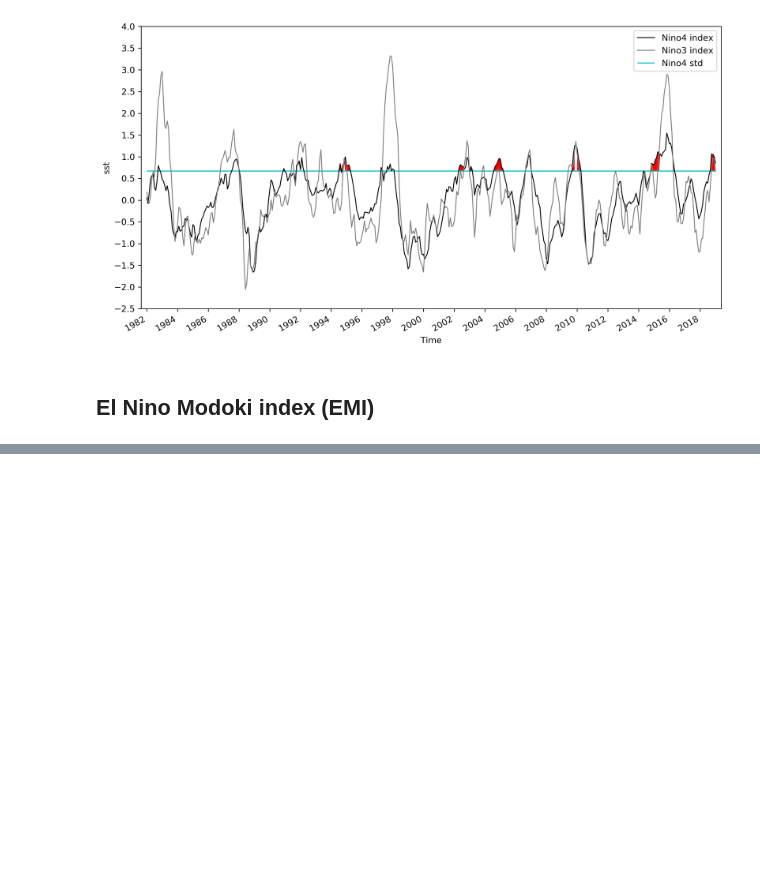
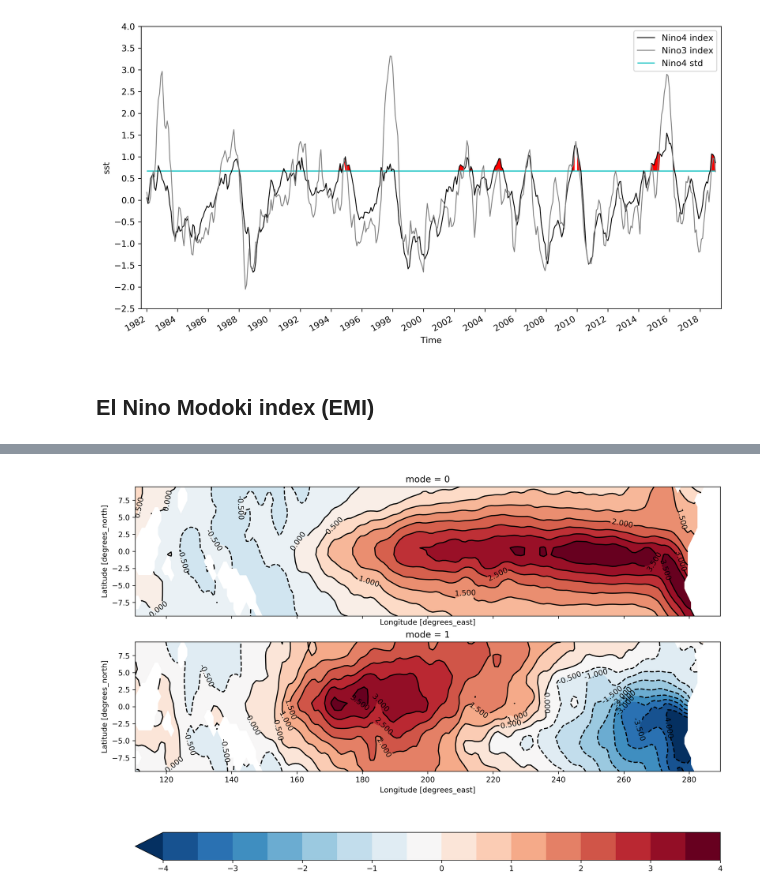
Before and after one commit to griverat/nino_indices, a Jupyter notebook: Notebooks/nino_indices.ipynb, the cells around one changed output, grey strips where cells are left out. Drawn from its saved outputs; the diff is of its cells as text; code cells hidden in the pictures; blank space fills up the shorter version.

```diff
--- a/Notebooks/nino_indices.ipynb
+++ b/Notebooks/nino_indices.ipynb
@@ -136,0 +151,30 @@ ax.margins(0.01,0.1)
+# %%
+def fix_lon(ds):
+    attrs = ds.longitude.attrs
+    ds['longitude'] = np.where(ds.longitude<0, ds.longitude+360, ds.longitude)
+    ds = ds.sortby('longitude')
+    ds.longitude.attrs = attrs
+    return ds
+
+def plot_(var):
+    if type(var) is list:
+        levels=np.arange(-4,4.1,0.5)
+        fig, ax = plt.subplots(nrows=len(var),ncols=1,figsize=(14,10),dpi=300,sharex=True)
+        for arg, axs in zip(var,ax.flat):
+            pl=arg.plot.contourf(ax=axs,levels=levels,add_colorbar=False,cmap=plt.get_cmap('RdBu_r'))
+            CS = arg.plot.contour(ax=axs,levels=levels, colors='k')
+            axs.clabel(CS, CS.levels, inline=True, fontsize=10)
+        fig.colorbar(pl, orientation='horizontal',ax=ax)
+    else:
+        fig, ax = plt.subplots(figsize=(14,3),dpi=300)
+        var1.plot.contourf(ax=ax,levels=13)
+        CS = var1.plot.contour(ax=ax,levels=13, colors='k')
+        ax.clabel(CS, CS.levels, inline=True, fontsize=10)
+# %%
+orig_data = xr.open_dataset('../Data/HadISST_sst.nc').sst
+orig_data = fix_lon(orig_data).sel(latitude=slice(10,-10),longitude=slice(110,290))
+print(orig_data)
+base_period = orig_data.sel(time=slice('1979-01-01','2009-12-31'))
+base_clim = base_period.groupby('time.month').mean(dim='time')
+anom = orig_data.groupby('time.month') - base_clim
+region_proj = anom.sel(time=slice('1870-01-01','2019-12-31'))
@@ -136,0 +214,6 @@ ax.margins(0.01,0.1)
+# %%
+o_solver = Eof(anom.sel(time=slice('1979-01-01','2009-12-31')))
+eofs = o_solver.eofs(neofs=2)
+plot_([eofs[0]*100,eofs[1]*-100])
+# %% [output]
+[figure, added]
```
Also changed, not shown: parts of 37 cells of this notebook.
